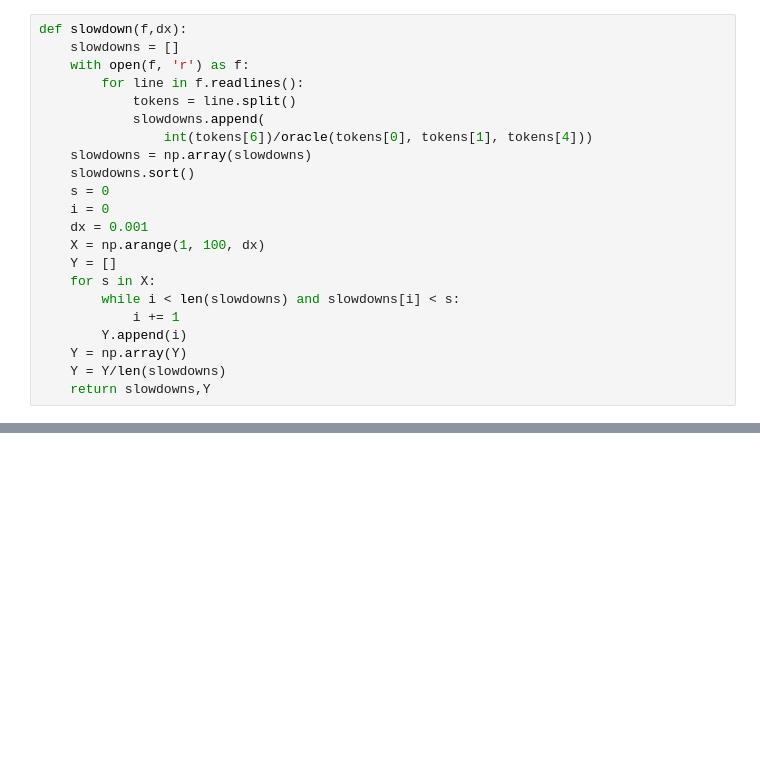
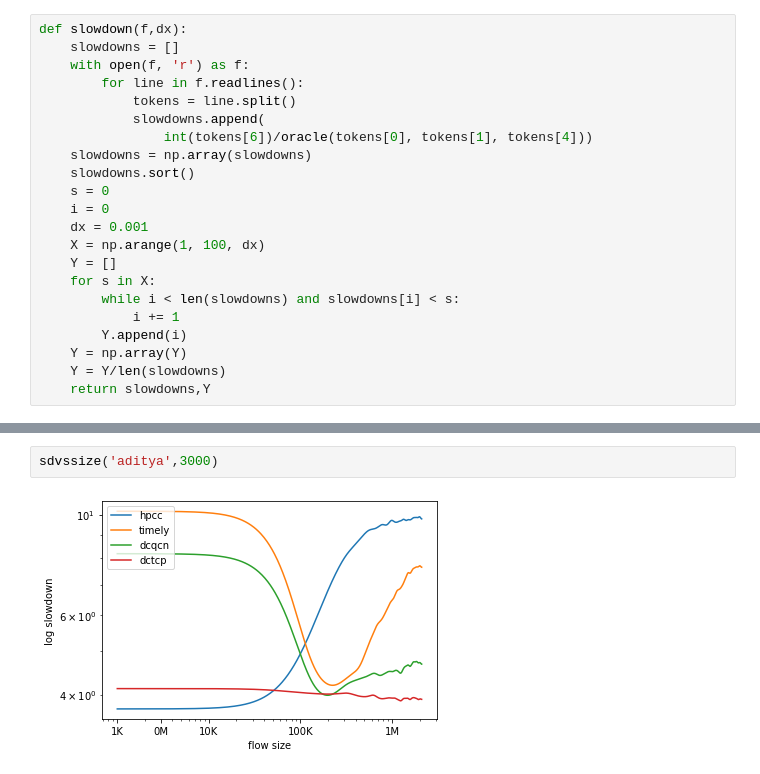
Before and after one commit to sakshamagarwals/High-Precision-Congestion-Control, a Jupyter notebook: visualizations/slowdown.ipynb, the cells around one changed output, grey strips where cells are left out. Cells and saved outputs as stored; diff of their text form; blank space fills up the shorter version.

```diff
--- a/visualizations/slowdown.ipynb
+++ b/visualizations/slowdown.ipynb
@@ -79,0 +129,4 @@ pyplot.show()
+# %%
+sdvssize('aditya',3000)
+# %% [output]
+[figure, added]
```
Also changed, not shown: parts of 11 cells of this notebook, 4 other files.
